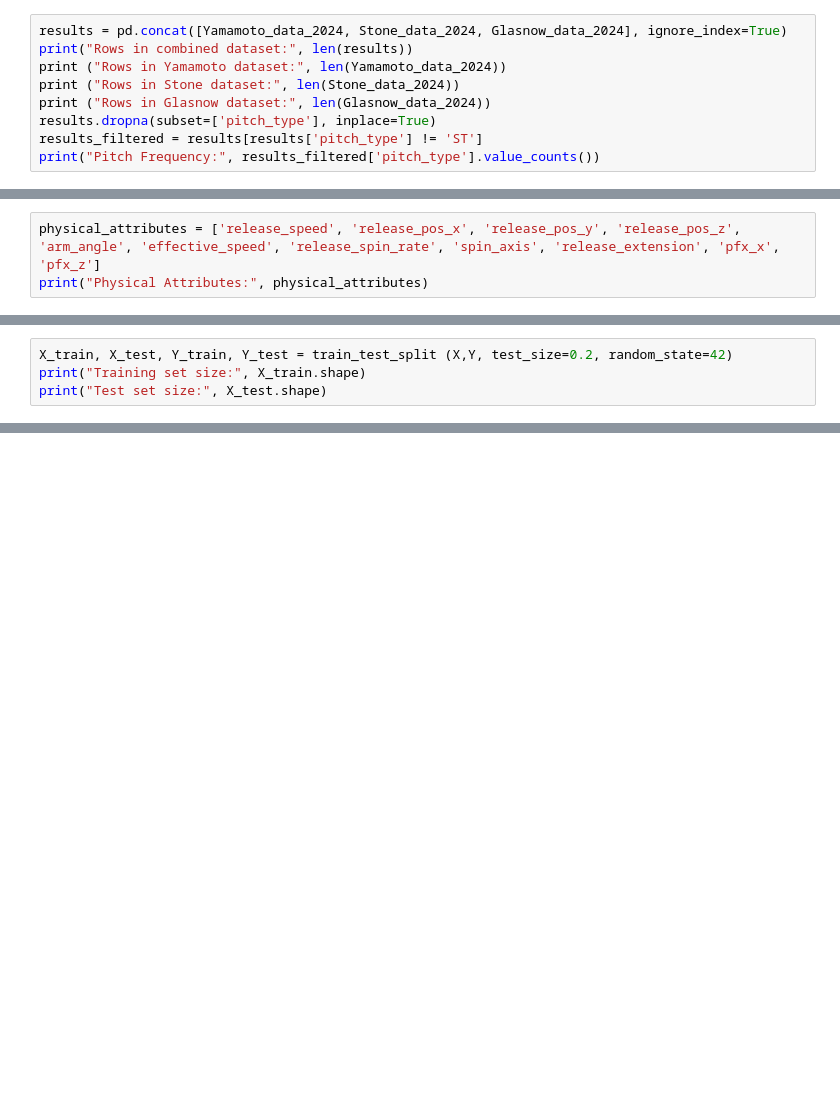
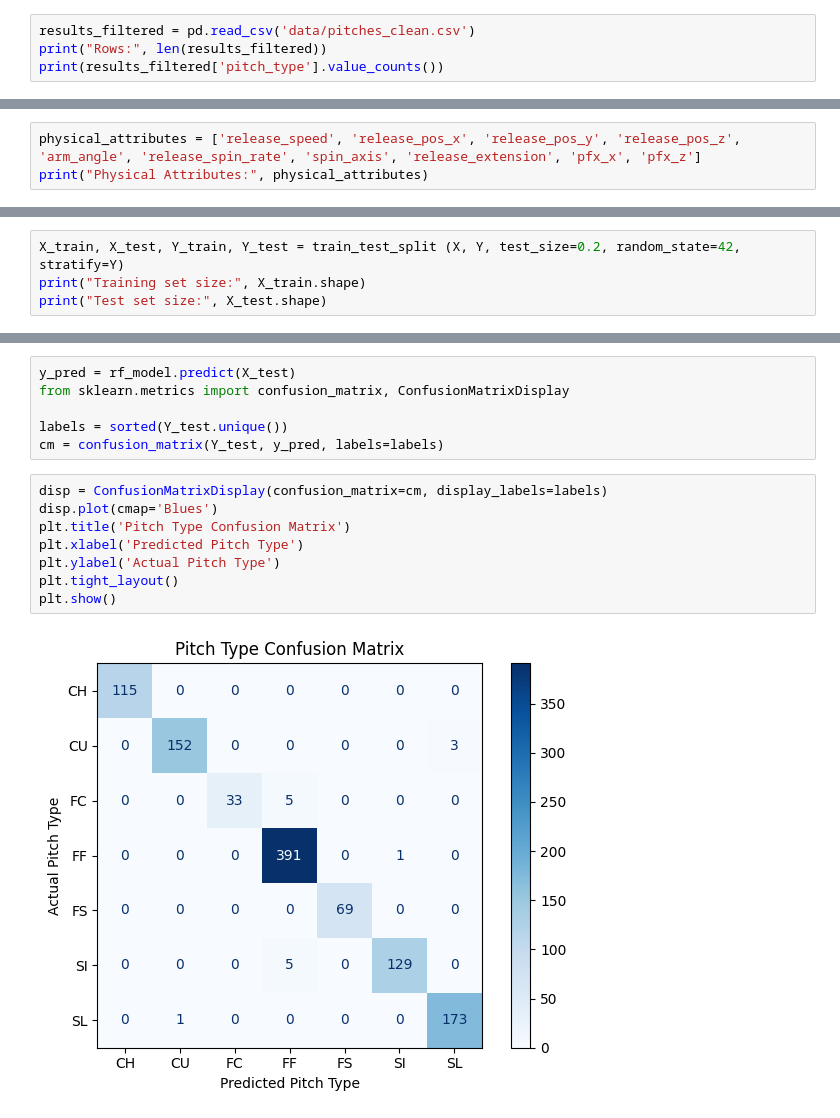
Before and after one commit to AsherRingUTK/Pitch-Classifier, a Jupyter notebook: 02_modeling.ipynb, the cells around one changed output, grey strips where cells are left out. Saved outputs shown, nothing was run; the diff lists cells and outputs as text; blank space fills up the shorter version.

```diff
--- a/02_modeling.ipynb
+++ b/02_modeling.ipynb
@@ -129,10 +19,5 @@ Columns:
 # %%
-results = pd.concat([Yamamoto_data_2024, Stone_data_2024, Glasnow_data_2024], ignore_index=True)
-print("Rows in combined dataset:", len(results))
-print ("Rows in Yamamoto dataset:", len(Yamamoto_data_2024))
-print ("Rows in Stone dataset:", len(Stone_data_2024))
-print ("Rows in Glasnow dataset:", len(Glasnow_data_2024))
-results.dropna(subset=['pitch_type'], inplace=True)
-results_filtered = results[results['pitch_type'] != 'ST']
-print("Pitch Frequency:", results_filtered['pitch_type'].value_counts())
+results_filtered = pd.read_csv('data/pitches_clean.csv')
+print("Rows:", len(results_filtered))
+print(results_filtered['pitch_type'].value_counts())
 # %% [output]
@@ -150,6 +32,6 @@ FS     347
 FC     189
 Name: count, dtype: int64
 # %%
-physical_attributes = ['release_speed', 'release_pos_x', 'release_pos_y', 'release_pos_z', 'arm_angle', 'effective_speed', 'release_spin_rate', 'spin_axis', 'release_extension', 'pfx_x', 'pfx_z']
+physical_attributes = ['release_speed', 'release_pos_x', 'release_pos_y', 'release_pos_z', 'arm_angle', 'release_spin_rate', 'spin_axis', 'release_extension', 'pfx_x', 'pfx_z']
 print("Physical Attributes:", physical_attributes)
 # %% [output]
@@ -177,5 +65,5 @@ Name: count, dtype: int64
 # %%
-X_train, X_test, Y_train, Y_test = train_test_split (X,Y, test_size=0.2, random_state=42)
+X_train, X_test, Y_train, Y_test = train_test_split (X, Y, test_size=0.2, random_state=42, stratify=Y)
 print("Training set size:", X_train.shape)
 print("Test set size:", X_test.shape)
 # %% [output]
@@ -190,0 +91,16 @@ rf_model.fit(X_train, Y_train)
+# %%
+y_pred = rf_model.predict(X_test)
+from sklearn.metrics import confusion_matrix, ConfusionMatrixDisplay
+
+labels = sorted(Y_test.unique())
+cm = confusion_matrix(Y_test, y_pred, labels=labels)
+# %%
+disp = ConfusionMatrixDisplay(confusion_matrix=cm, display_labels=labels)
+disp.plot(cmap='Blues')
+plt.title('Pitch Type Confusion Matrix')
+plt.xlabel('Predicted Pitch Type')
+plt.ylabel('Actual Pitch Type')
+plt.tight_layout()
+plt.show()
+# %% [output]
+[figure, added]
```
Also changed, not shown: parts of 17 cells of this notebook, 6 other files.
